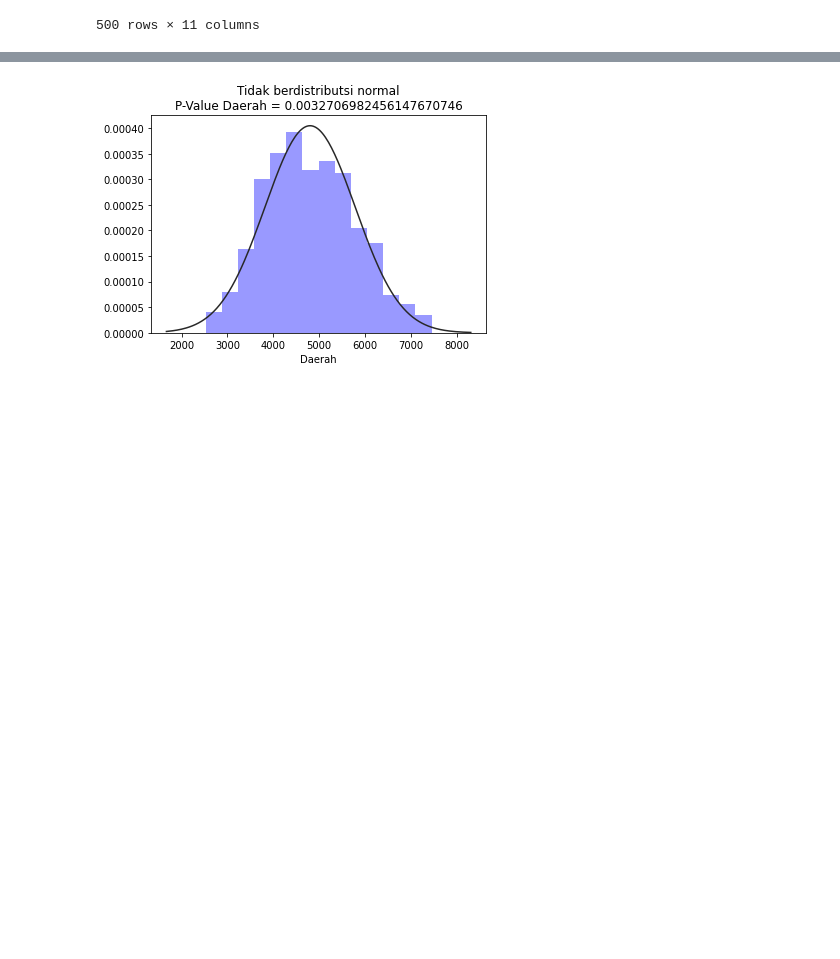
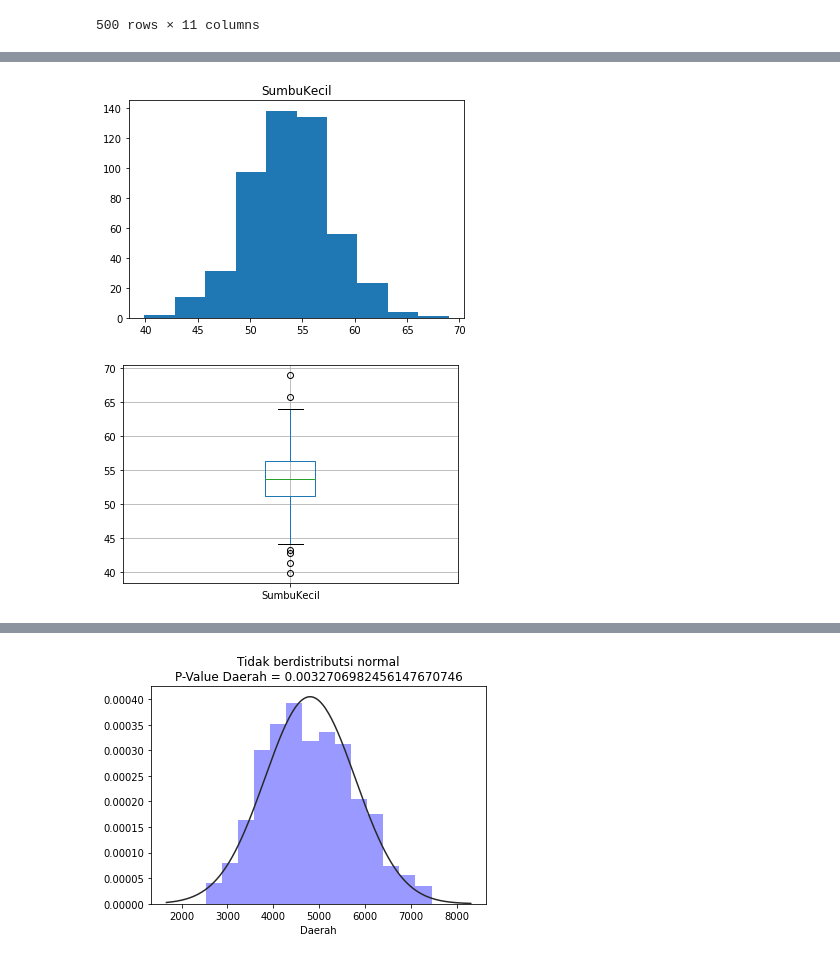
Before and after one commit to benidictusgalihmp/IF2220-Tubes1-Hipotesis, a Jupyter notebook: main.ipynb, the cells around one changed output, grey strips where cells are left out. Cells and saved outputs as stored; diff of their text form; code cells hidden in the pictures; blank space fills up the shorter version.

```diff
--- a/main.ipynb
+++ b/main.ipynb
@@ -98,0 +103,15 @@ for line in datacsv:
+# %%
+# SumbuKecil
+pylt.figure()
+
+# Histogram
+pylt.hist(datacsv["SumbuKecil"])
+pylt.title("SumbuKecil")
+pylt.show()
+
+# Box Plot
+datacsv.boxplot(["SumbuKecil"])
+pylt.show()
+# %% [output]
+[figure, added]
+[figure, added]
```
Also changed, not shown: parts of 24 cells of this notebook.
